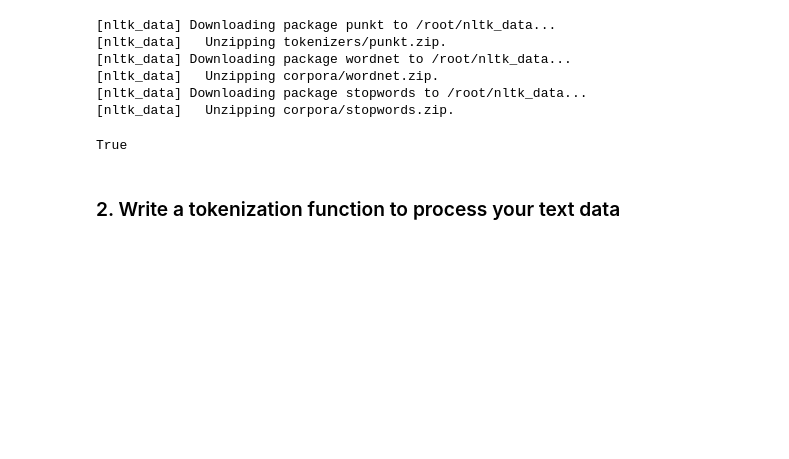
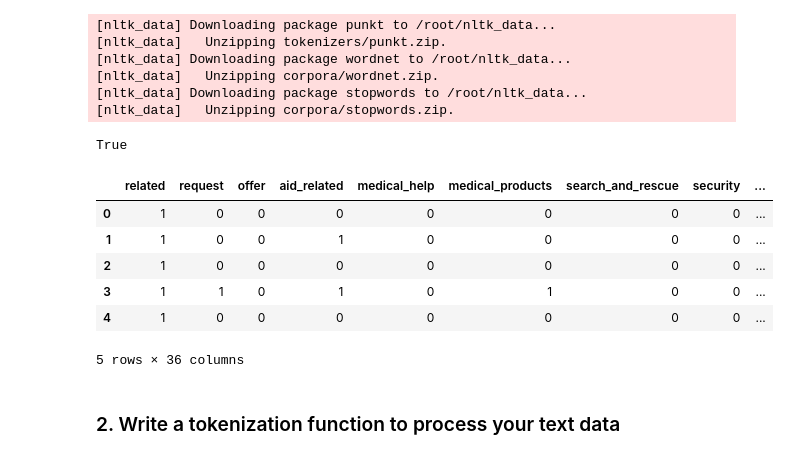
Before and after one commit to waltersmac/Disaster-Response-Pipelines, a Jupyter notebook: notebooks/ML Pipeline Preparation.ipynb, the cells around one changed output. Cells and saved outputs as stored; diff of their text form; code cells hidden in the pictures; blank space fills up the shorter version.

```diff
--- a/notebooks/ML Pipeline Preparation.ipynb
+++ b/notebooks/ML Pipeline Preparation.ipynb
@@ -36,13 +37,26 @@ from sklearn.feature_extraction.text import CountVectorizer, TfidfTransformer
 
 from sqlalchemy import create_engine
 # %%
+db_path = os.path.join(os.path.abspath('../data/processed/'), 'ResponseDatabase.db')
+db_uri = 'sqlite:///{}'.format(db_path)
+
 # load data from database
-engine = create_engine('sqlite:///MessageDatabase.db')
-df = pd.read_sql_table("MessagesTable", con=engine)
+engine = create_engine(db_uri)
+df = pd.read_sql_table('ResponseTable', con=engine)
 X = df['message']
 y = df.iloc[:,4:]
 # %%
 labels = df.loc[:,"related":].columns
+# %%
+y.head()
+# %% [output]
+|  | related | request | offer | aid_related | medical_help | medical_products | search_and_rescue | security | ... |
+| 0 | 1 | 0 | 0 | 0 | 0 | 0 | 0 | 0 | ... |
+| 1 | 1 | 0 | 0 | 1 | 0 | 0 | 0 | 0 | ... |
+| 2 | 1 | 0 | 0 | 0 | 0 | 0 | 0 | 0 | ... |
+| 3 | 1 | 1 | 0 | 1 | 0 | 1 | 0 | 0 | ... |
+| 4 | 1 | 0 | 0 | 0 | 0 | 0 | 0 | 0 | ... |
+5 rows × 36 columns
 # %% [markdown]
 ### 2. Write a tokenization function to process your text data
 # %%
```
Also changed, not shown: parts of 10 cells of this notebook, 1 other file.
